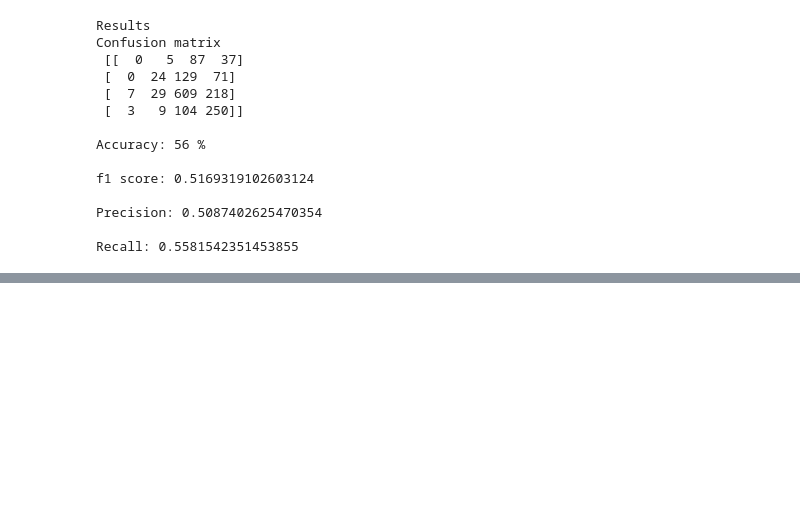
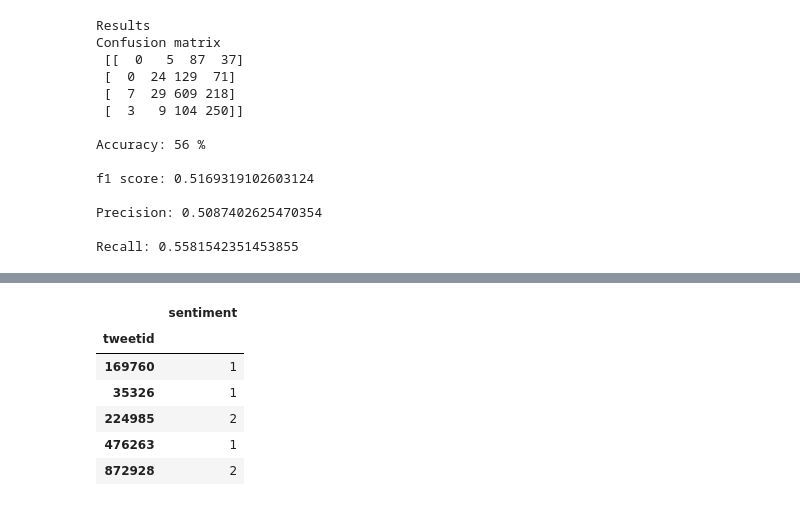
Before and after one commit to stanfordgibson/classification-predict-streamlit-template, a Jupyter notebook: resources/Classification.ipynb, the cells around one changed output, grey strips where cells are left out. Cells and saved outputs as stored; diff of their text form; code cells hidden in the pictures; blank space fills up the shorter version.

```diff
--- a/resources/Classification.ipynb
+++ b/resources/Classification.ipynb
@@ -676,0 +797,16 @@ COMET INFO: Still uploading 3 file(s), remaining 245.95 KB/1.29 MB
+# %%
+#Restore Model:
+model_load_path = "nb_model.pkl"
+with open(model_load_path,'rb') as file:
+    unpickled_model = pickle.load(file)
+# %%
+X1 = test[['word_count', 'any_neg', 'any_rare', 'char_count', 'is_question']]
+# %%
+y_hat = unpickled_model.predict(X1)
+# %%
+# Creating data frame for te predicted values
+predictions = pd.DataFrame()
+predictions.index = X1.index
+predictions['tweetid'] = test.tweetid
+predictions['sentiment'] = y_hat
+predictions.set_index('tweetid', inplace=True)
@@ -676,0 +816,10 @@ COMET INFO: Still uploading 3 file(s), remaining 245.95 KB/1.29 MB
+# %%
+predictions.head()
+# %% [output]
+|  | sentiment |
+| tweetid |  |
+| 169760 | 1 |
+| 35326 | 1 |
+| 224985 | 2 |
+| 476263 | 1 |
+| 872928 | 2 |
```
Also changed, not shown: parts of 21 cells of this notebook.
